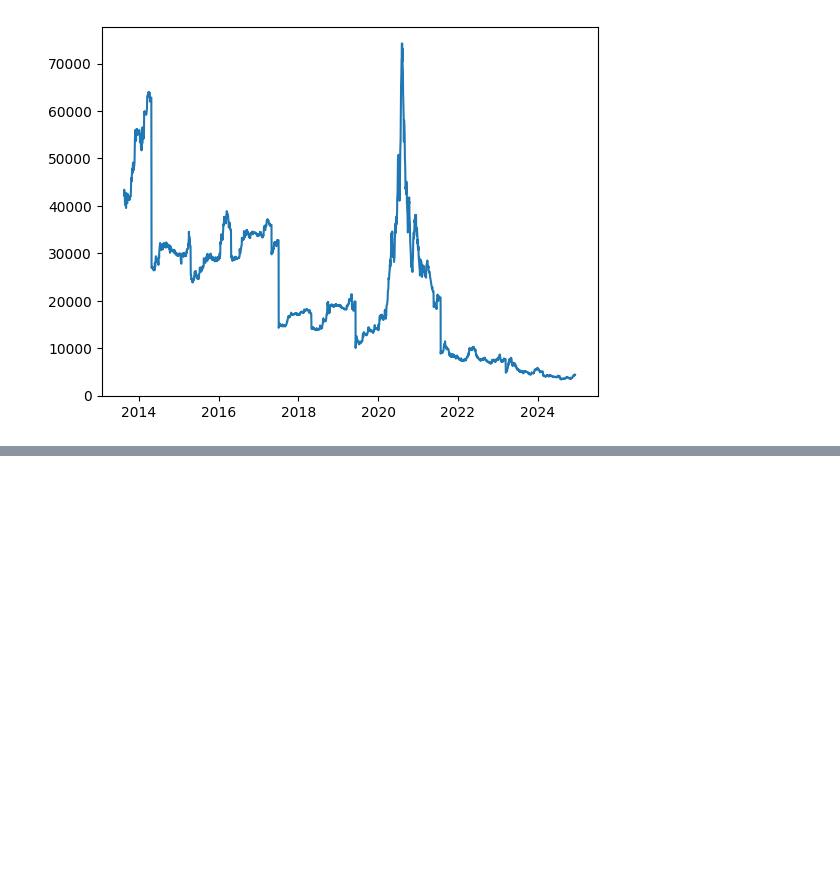
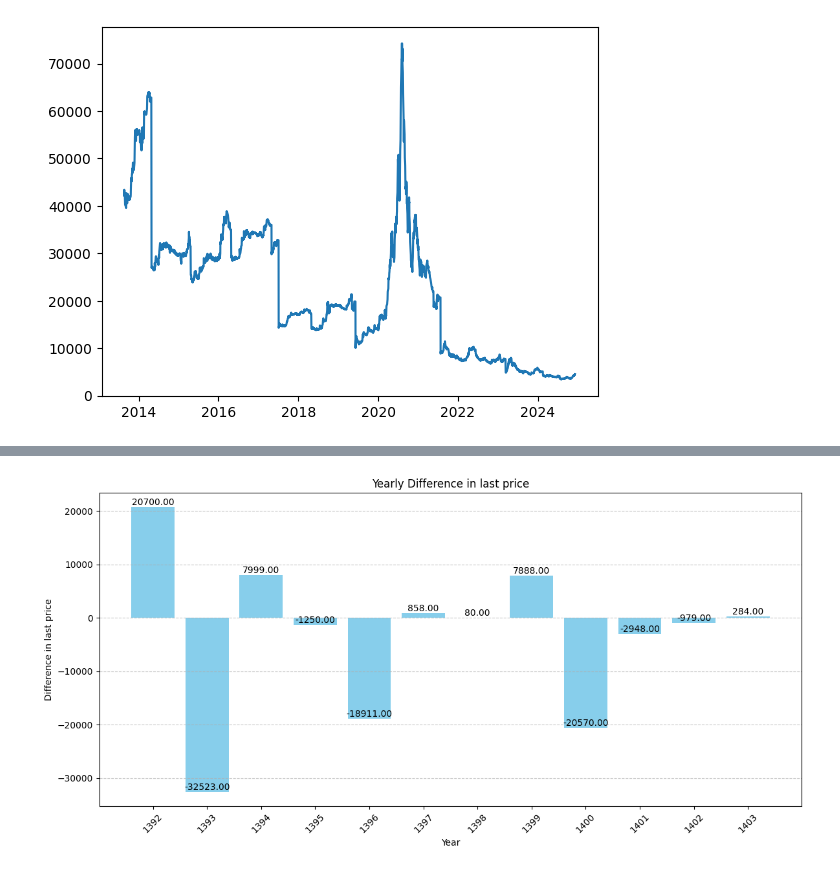
Before and after one commit to mostafamhmdi/IR-MCI-Stock, a Jupyter notebook: codes/cleansing.ipynb, the cells around one changed output, grey strips where cells are left out. Drawn from its saved outputs; the diff is of its cells as text; code cells hidden in the pictures; blank space fills up the shorter version.

```diff
--- a/codes/cleansing.ipynb
+++ b/codes/cleansing.ipynb
@@ -51,0 +59,33 @@ plt.show()
+# %%
+yearly_diff = (
+    df.groupby('year')['last_price']  # Group by year
+    .agg(['first', 'last'])  # Get the first and last values for each year
+    .eval('Difference = last - first')  # Calculate the difference
+    .reset_index()  # Reset index for plotting
+)
+
+plt.figure(figsize=(12, 6))
+bars = plt.bar(yearly_diff['year'], yearly_diff['Difference'], color='skyblue')
+for bar in bars:
+    height = bar.get_height()
+    plt.text(
+        bar.get_x() + bar.get_width() / 2,  # X coordinate
+        height,  # Y coordinate (height of the bar)
+        f'{height:.2f}',  # Format the value
+        ha='center',  # Horizontal alignment
+        va='bottom',  # Vertical alignment
+        fontsize=10  # Font size
+    )
+
+# Customize the chart
+plt.xlabel('Year')
+plt.ylabel('Difference in last price')
+plt.title('Yearly Difference in last price')
+plt.xticks(yearly_diff['year'], rotation=45)
+plt.grid(axis='y', linestyle='--', alpha=0.7)
+plt.tight_layout()
+
+# Show plot
+plt.show()
+# %% [output]
+[figure, added]
```
Also changed, not shown: parts of 12 cells of this notebook.
